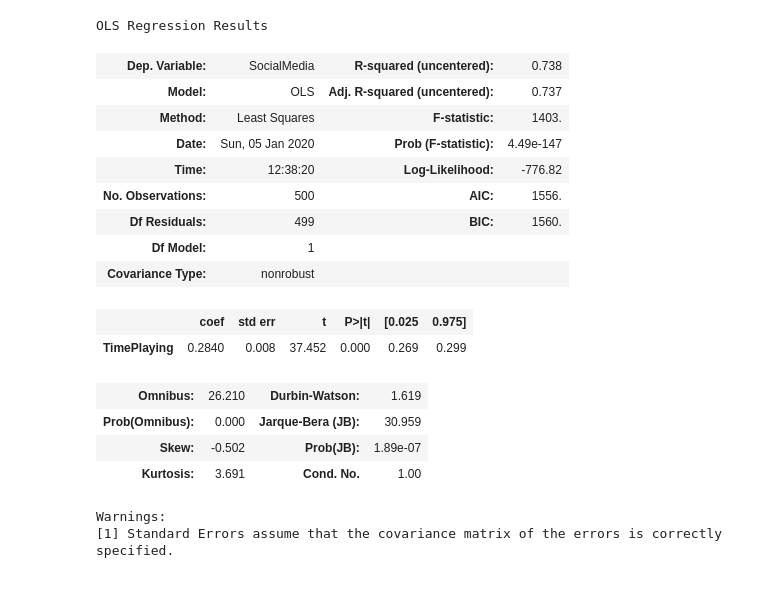
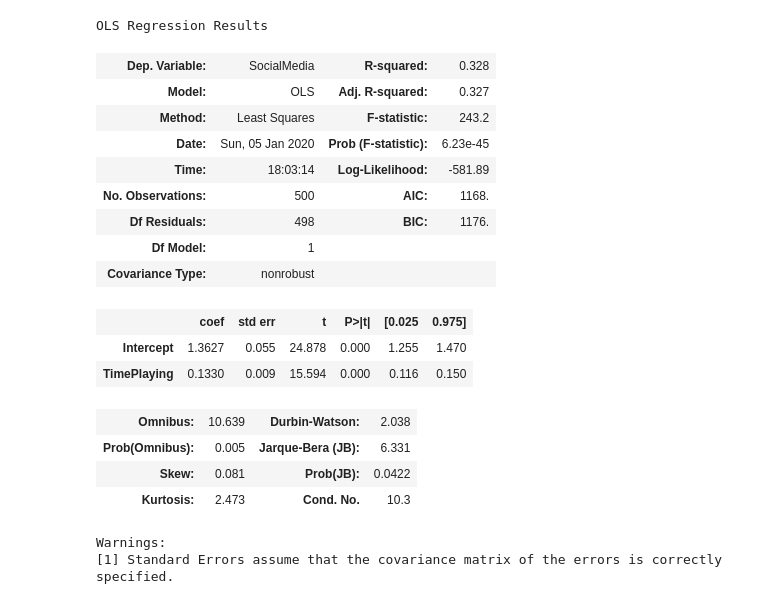
Before and after one commit to StephenElston/StatisticalMethodsForDataScience, a Jupyter notebook: ThinkingLikeAScientist/SocialMediaExample.ipynb, the cells around one changed output. Saved outputs shown, nothing was run; the diff lists cells and outputs as text; code cells hidden in the pictures.

```diff
--- a/ThinkingLikeAScientist/SocialMediaExample.ipynb
+++ b/ThinkingLikeAScientist/SocialMediaExample.ipynb
@@ -16,7 +25,7 @@ covariance = np.array([[1.0,0.7,0.7,0.0],
                       [0.7,0.6,1.0,0.2],
                       [0.0,0.7,0.2,1.0]])
 effect_data = pd.DataFrame(nr.multivariate_normal(mean=[3.0,2.0,2.0,2.0], cov=covariance, size=500),
-                           columns=['Fan','TimePlaying','SocialMedia','GameFamilarity'])
+                           columns=['Fan','TimePlaying','SocialMedia','GameFamiliarity'])
 
 ## Truncate values to range 0.0 <= x <= 10.0
 effect_data[effect_data < 0.0] = 0.0
@@ -50,22 +67,23 @@ effect_data
 # %%
-social_time_model = sm.OLS(effect_data['SocialMedia'],effect_data['TimePlaying']).fit()
+social_time_model = smf.ols(formula = 'SocialMedia ~ TimePlaying', data=effect_data).fit()
 social_time_model.summary()
 # %% [output]
 OLS Regression Results
-| Dep. Variable: | SocialMedia | R-squared (uncentered): | 0.738 |
-| Model: | OLS | Adj. R-squared (uncentered): | 0.737 |
-| Method: | Least Squares | F-statistic: | 1403. |
-| Date: | Sun, 05 Jan 2020 | Prob (F-statistic): | 4.49e-147 |
-| Time: | 12:38:20 | Log-Likelihood: | -776.82 |
-| No. Observations: | 500 | AIC: | 1556. |
-| Df Residuals: | 499 | BIC: | 1560. |
+| Dep. Variable: | SocialMedia | R-squared: | 0.328 |
+| Model: | OLS | Adj. R-squared: | 0.327 |
+| Method: | Least Squares | F-statistic: | 243.2 |
+| Date: | Sun, 05 Jan 2020 | Prob (F-statistic): | 6.23e-45 |
+| Time: | 18:03:14 | Log-Likelihood: | -581.89 |
+| No. Observations: | 500 | AIC: | 1168. |
+| Df Residuals: | 498 | BIC: | 1176. |
 | Df Model: | 1 |  |  |
 | Covariance Type: | nonrobust |  |  |
 |  | coef | std err | t | P>|t| | [0.025 | 0.975] |
-| TimePlaying | 0.2840 | 0.008 | 37.452 | 0.000 | 0.269 | 0.299 |
+| Intercept | 1.3627 | 0.055 | 24.878 | 0.000 | 1.255 | 1.470 |
+| TimePlaying | 0.1330 | 0.009 | 15.594 | 0.000 | 0.116 | 0.150 |
-| Omnibus: | 26.210 | Durbin-Watson: | 1.619 |
-| Prob(Omnibus): | 0.000 | Jarque-Bera (JB): | 30.959 |
-| Skew: | -0.502 | Prob(JB): | 1.89e-07 |
-| Kurtosis: | 3.691 | Cond. No. | 1.00 |
+| Omnibus: | 10.639 | Durbin-Watson: | 2.038 |
+| Prob(Omnibus): | 0.005 | Jarque-Bera (JB): | 6.331 |
+| Skew: | 0.081 | Prob(JB): | 0.0422 |
+| Kurtosis: | 2.473 | Cond. No. | 10.3 |
 Warnings:
 [1] Standard Errors assume that the covariance matrix of the errors is correctly specified.
```
Also changed, not shown: parts of 17 cells of this notebook.
